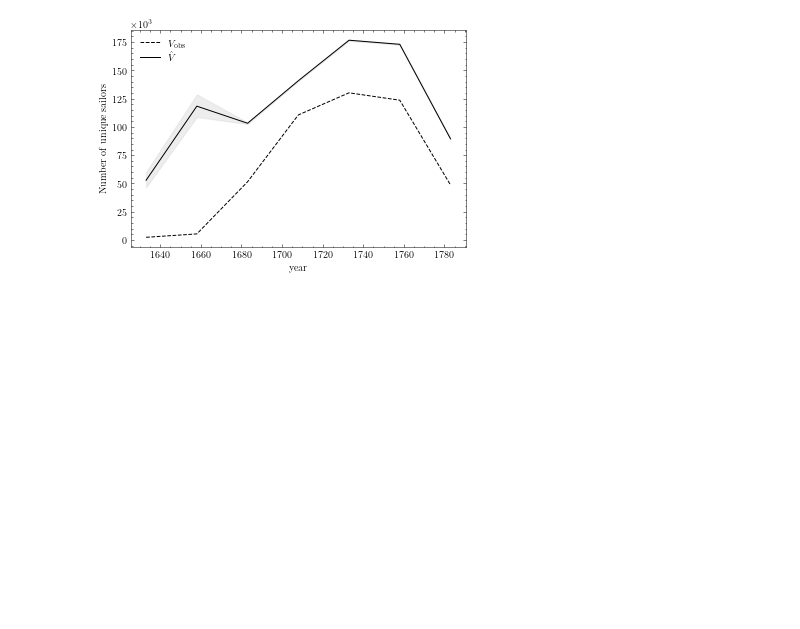
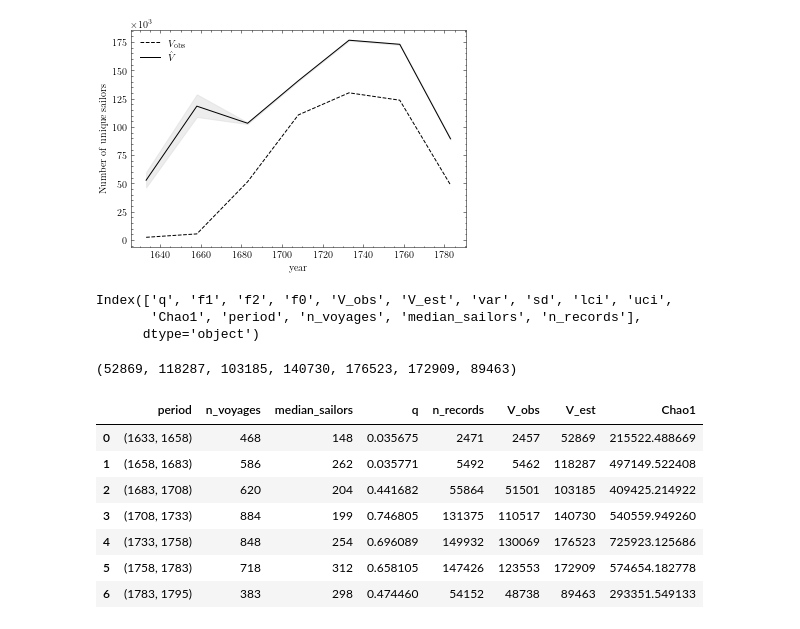
Before and after one commit to melvinwevers/vocapture, a Jupyter notebook: notebooks/analyze_2.ipynb, the cells around one changed output. Saved outputs shown, nothing was run; the diff lists cells and outputs as text; code cells hidden in the pictures; blank space fills up the shorter version.

```diff
--- a/notebooks/analyze_2.ipynb
+++ b/notebooks/analyze_2.ipynb
@@ -301,6 +304,9 @@ for index, (start, end) in enumerate(date_ranges):
     q = len(records) / V
     estimate = chao_wor(counts, q)
     estimate['period'] = (start, end)
+    estimate['n_voyages'] = DAS_voyages[index]
+    estimate['median_sailors'] = median_sailors
+    estimate['n_records'] = len(records)
     estimates.append(estimate)
 # %% [output]
 1633 1658
@@ -354,3 +360,25 @@ plt.savefig('../figures/25year_plot_median.png', dpi=300)
 [figure]
 # %%
 ## TODO: make latex table from estimates output
+# %%
+estimates_df = pd.DataFrame(estimates)
+estimates_df.columns
+# %% [output]
+Index(['q', 'f1', 'f2', 'f0', 'V_obs', 'V_est', 'var', 'sd', 'lci', 'uci',
+       'Chao1', 'period', 'n_voyages', 'median_sailors', 'n_records'],
+      dtype='object')
+# %%
+est
+# %% [output]
+(52869, 118287, 103185, 140730, 176523, 172909, 89463)
+# %%
+estimates_df[['period', 'n_voyages', 'median_sailors', 'q', 'n_records', 'V_obs', 'V_est', 'Chao1']]
+# %% [output]
+|  | period | n_voyages | median_sailors | q | n_records | V_obs | V_est | Chao1 |
+| 0 | (1633, 1658) | 468 | 148 | 0.035675 | 2471 | 2457 | 52869 | 215522.488669 |
+| 1 | (1658, 1683) | 586 | 262 | 0.035771 | 5492 | 5462 | 118287 | 497149.522408 |
+| 2 | (1683, 1708) | 620 | 204 | 0.441682 | 55864 | 51501 | 103185 | 409425.214922 |
+| 3 | (1708, 1733) | 884 | 199 | 0.746805 | 131375 | 110517 | 140730 | 540559.949260 |
+| 4 | (1733, 1758) | 848 | 254 | 0.696089 | 149932 | 130069 | 176523 | 725923.125686 |
+| 5 | (1758, 1783) | 718 | 312 | 0.658105 | 147426 | 123553 | 172909 | 574654.182778 |
+| 6 | (1783, 1795) | 383 | 298 | 0.474460 | 54152 | 48738 | 89463 | 293351.549133 |
```
Also changed, not shown: parts of 5 cells of this notebook, 3 other files.
